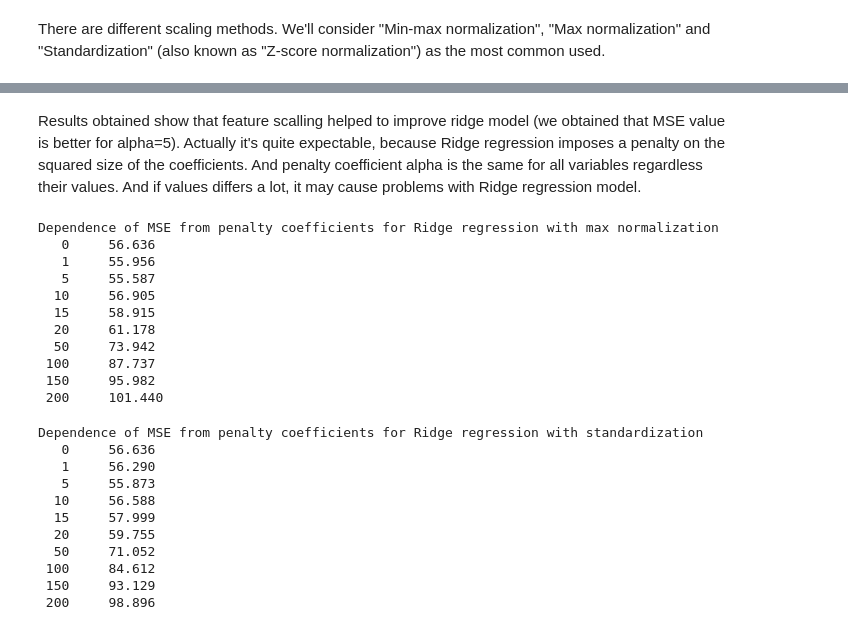
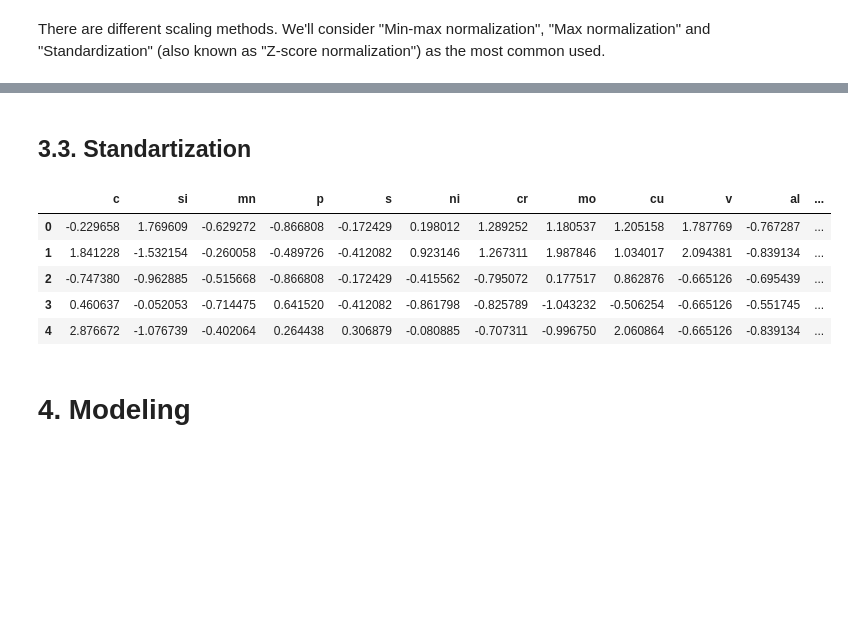
Before and after one commit to ElenaNKn/feature_inportance_methods, a Jupyter notebook: notebook.ipynb, the cells around one changed output, grey strips where cells are left out. Saved outputs shown, nothing was run; the diff lists cells and outputs as text; code cells hidden in the pictures; blank space fills up the shorter version.

```diff
--- a/notebook.ipynb
+++ b/notebook.ipynb
@@ -458,46 +138,0 @@ Dependence of MSE from penalty coefficients for Ridge regression with min-max no
-# %% [markdown]
-Results obtained show that feature scalling helped to improve ridge model (we obtained that MSE value is better for alpha=5). Actually it's quite expectable, because Ridge regression imposes a penalty on the squared size of the coefficients. And penalty coefficient alpha is the same for all variables regardless their values. And if values differs a lot, it may cause problems with Ridge regression model.
-# %%
-alpha = [0, 1, 5, 10, 15, 20, 50, 100, 150, 200]
-
-print("Dependence of MSE from penalty coefficients for Ridge regression with max normalization")
-
-for a in alpha:
-    rlr = Ridge(alpha=a)
-    rlr.fit(x_2, y)
-    mse = np.sqrt(mean_squared_error(rlr.predict(x_val2), y_val))
-    print('%4s     %.3f' % (a, mse))
-# %% [output]
-Dependence of MSE from penalty coefficients for Ridge regression with max normalization
-   0     56.636
-   1     55.956
-   5     55.587
-  10     56.905
-  15     58.915
-  20     61.178
-  50     73.942
- 100     87.737
- 150     95.982
- 200     101.440
-# %%
-alpha = [0, 1, 5, 10, 15, 20, 50, 100, 150, 200]
-
-print("Dependence of MSE from penalty coefficients for Ridge regression with standardization")
-
-for a in alpha:
-    rlr = Ridge(alpha=a)
-    rlr.fit(x_3, y)
-    mse = np.sqrt(mean_squared_error(rlr.predict(x_val3), y_val))
-    print('%4s     %.3f' % (a, mse))
-# %% [output]
-Dependence of MSE from penalty coefficients for Ridge regression with standardization
-   0     56.636
-   1     56.290
-   5     55.873
-  10     56.588
-  15     57.999
-  20     59.755
-  50     71.052
- 100     84.612
- 150     93.129
- 200     98.896
@@ -503,0 +142,14 @@ Dependence of MSE from penalty coefficients for Ridge regression with standardiz
+# %% [markdown]
+## 3.3. Standartization
+# %%
+st_scaler = StandardScaler()
+my_features3 = st_scaler.fit_transform(df_train[list_features]).reshape(-1, 14)
+x_3 = pd.DataFrame(my_features3, columns = df_train.columns)
+x_3.head()
+# %% [output]
+|  | c | si | mn | p | s | ni | cr | mo | cu | v | al | ... |
+| 0 | -0.229658 | 1.769609 | -0.629272 | -0.866808 | -0.172429 | 0.198012 | 1.289252 | 1.180537 | 1.205158 | 1.787769 | -0.767287 | ... |
+| 1 | 1.841228 | -1.532154 | -0.260058 | -0.489726 | -0.412082 | 0.923146 | 1.267311 | 1.987846 | 1.034017 | 2.094381 | -0.839134 | ... |
+| 2 | -0.747380 | -0.962885 | -0.515668 | -0.866808 | -0.172429 | -0.415562 | -0.795072 | 0.177517 | 0.862876 | -0.665126 | -0.695439 | ... |
+| 3 | 0.460637 | -0.052053 | -0.714475 | 0.641520 | -0.412082 | -0.861798 | -0.825789 | -1.043232 | -0.506254 | -0.665126 | -0.551745 | ... |
+| 4 | 2.876672 | -1.076739 | -0.402064 | 0.264438 | 0.306879 | -0.080885 | -0.707311 | -0.996750 | 2.060864 | -0.665126 | -0.839134 | ... |
@@ -503,0 +162,2 @@ Dependence of MSE from penalty coefficients for Ridge regression with standardiz
+# %% [markdown]
+# 4. Modeling
```
Also changed, not shown: parts of 68 cells of this notebook.
